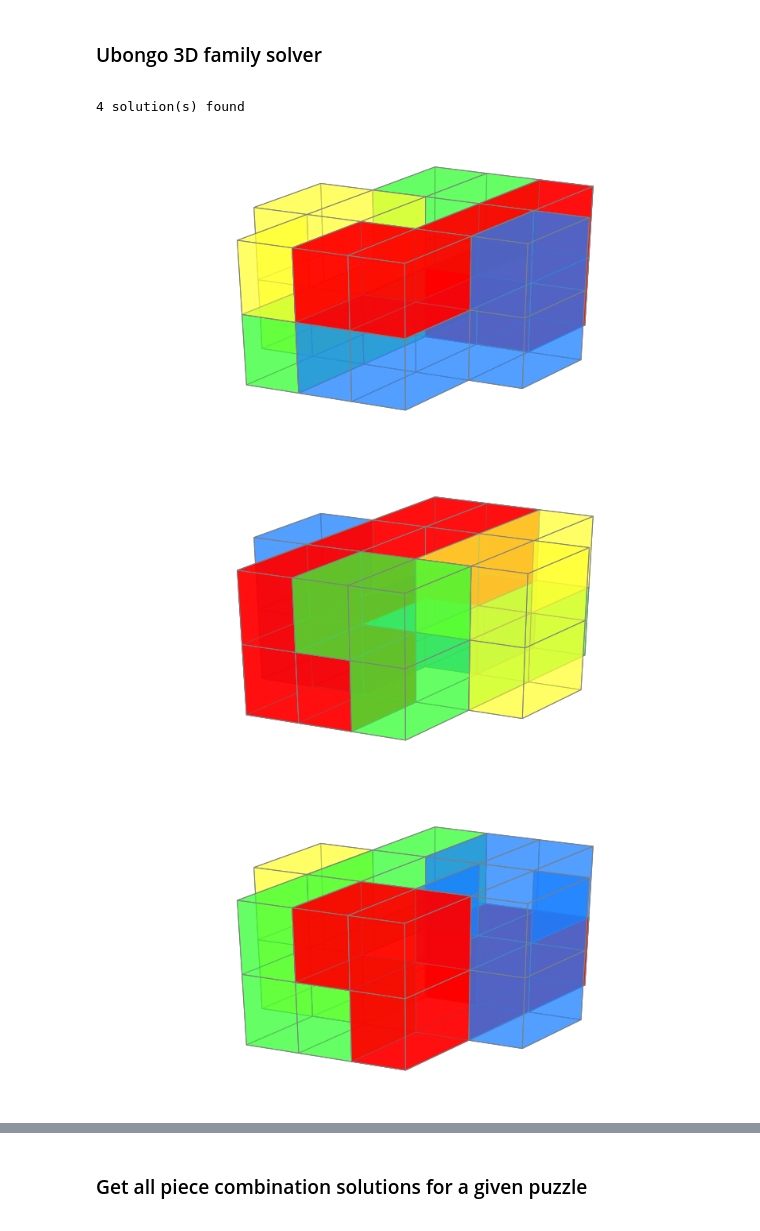
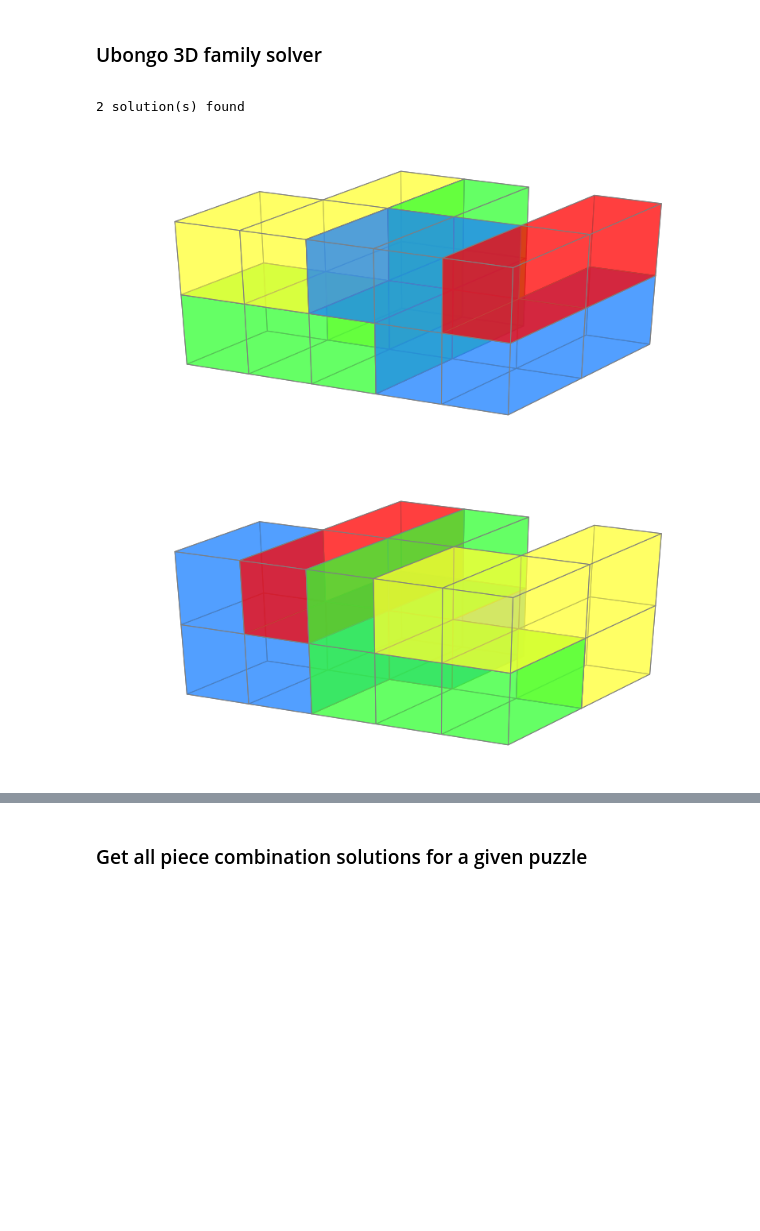
Before and after one commit to tootles564/ubongo3D, a Jupyter notebook: ubongo3d.ipynb, the cells around one changed output, grey strips where cells are left out. Drawn from its saved outputs; the diff is of its cells as text; code cells hidden in the pictures; blank space fills up the shorter version.

```diff
--- a/ubongo3d.ipynb
+++ b/ubongo3d.ipynb
@@ -531,17 +540,16 @@ for code, coordinate in piece_coordinates.items():
 ### Ubongo 3D family solver
 <a id='solver'></a>
 # %%
-target_puzzle = "eye"
-target_pieces = ['y4', 'g5', 'b5', 'r4', 'r2']
+target_puzzle = "4-24"
+target_pieces = ['b5', 'g5', 'r2', 'y4']
 
 solution_count, puzzle_solution = solve_puzzle(
     generate_basic_puzzle(puzzle_coordinates[target_puzzle], PUZZLE_HEIGHT),
     target_pieces
 )
 
 plot_solutions(target_pieces, puzzle_solution, solution_count)
 # %% [output]
-4 solution(s) found
+2 solution(s) found
-[figure, old version]
+[figure, new version]
-[figure, old version]
+[figure, new version]
-[figure, removed]
```
Also changed, not shown: parts of 3 cells of this notebook.
